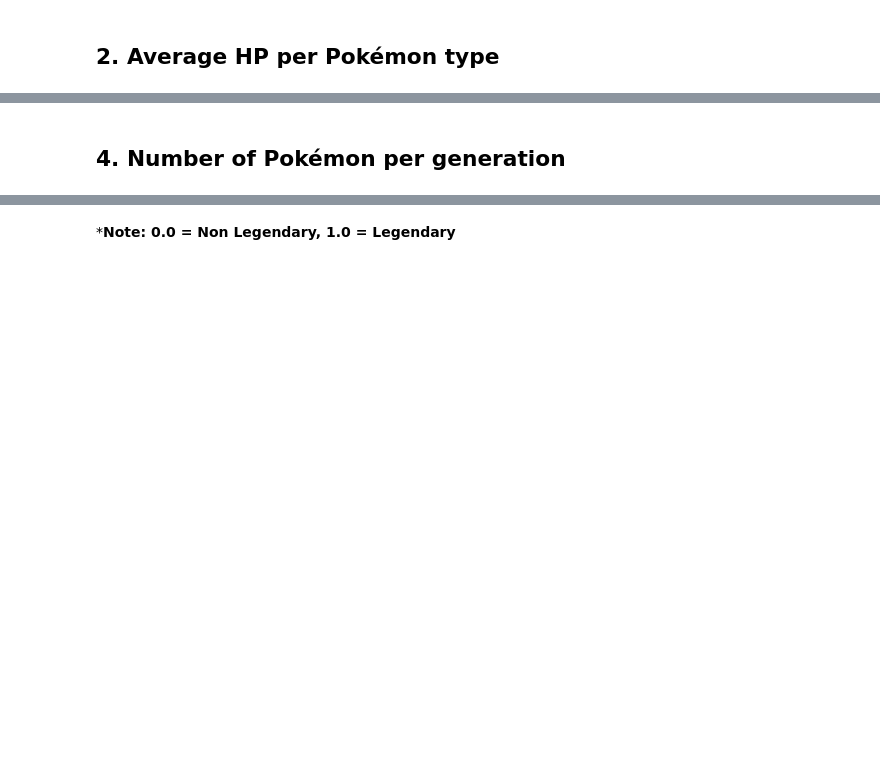
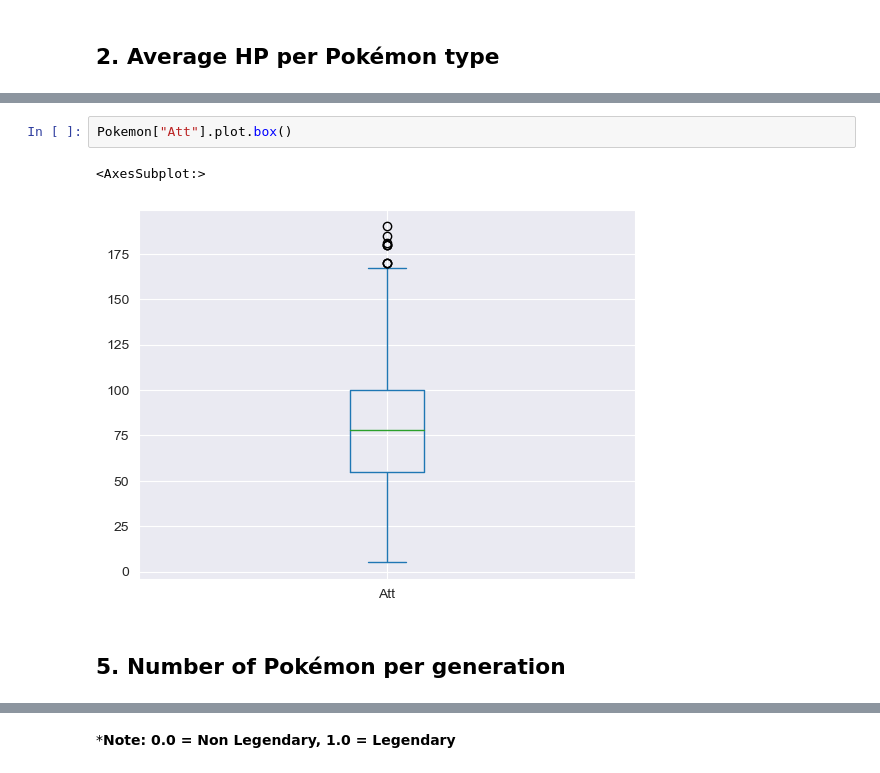
Before and after one commit to JaronVW/Data-science-portfolio, a Jupyter notebook: Portfolio Assignment 6.ipynb, the cells around one changed output, grey strips where cells are left out. Saved outputs shown, nothing was run; the diff lists cells and outputs as text; blank space fills up the shorter version.

```diff
--- a/Portfolio Assignment 6.ipynb
+++ b/Portfolio Assignment 6.ipynb
@@ -75,5 +66,10 @@ Pokemon.nsmallest(10, 'HP')[['Name', 'HP']]
+# %%
+Pokemon["Att"].plot.box()
+# %% [output]
+<AxesSubplot:>
+[figure, added]
 # %% [markdown]
-## 4. Number of Pokémon per generation
+## 5. Number of Pokémon per generation
 # %%
 Pokemon['Generation'].value_counts().sort_index().plot.bar(rot=0)
 # %% [output]
```
Also changed, not shown: parts of 16 cells of this notebook, 2 other files.
